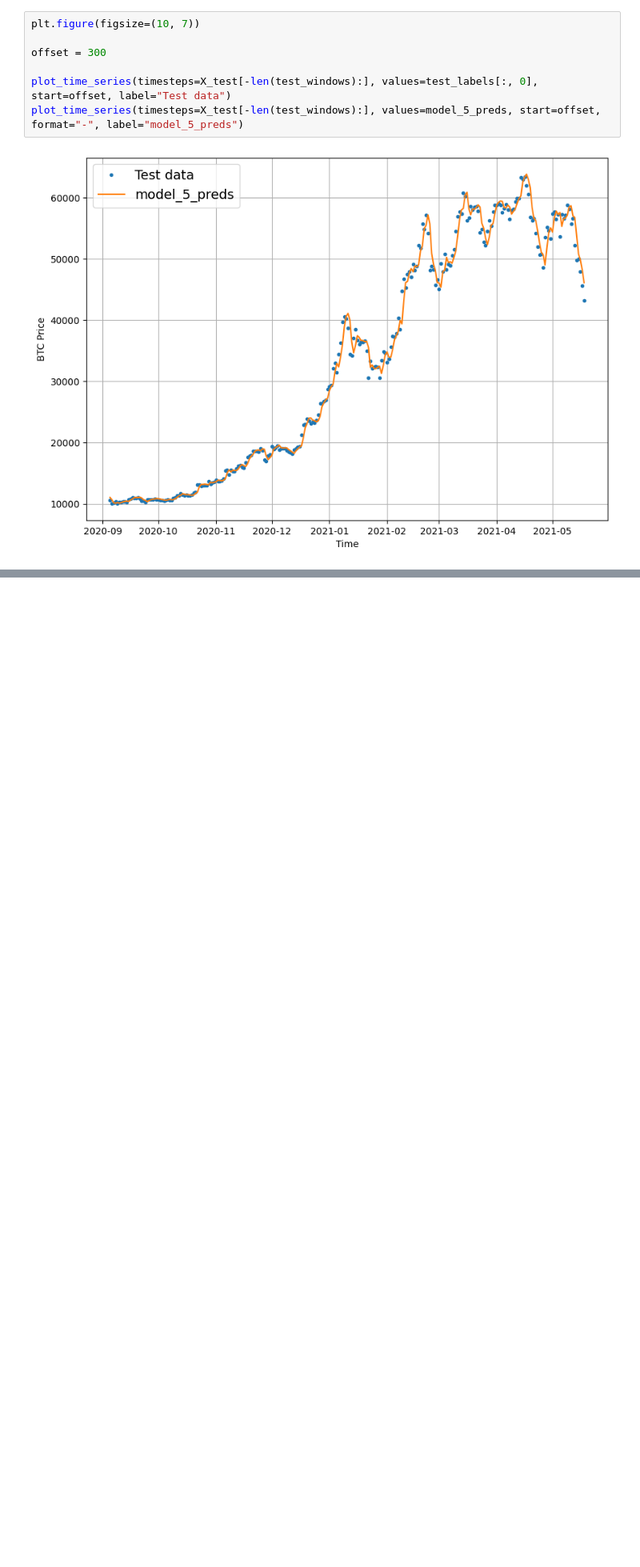
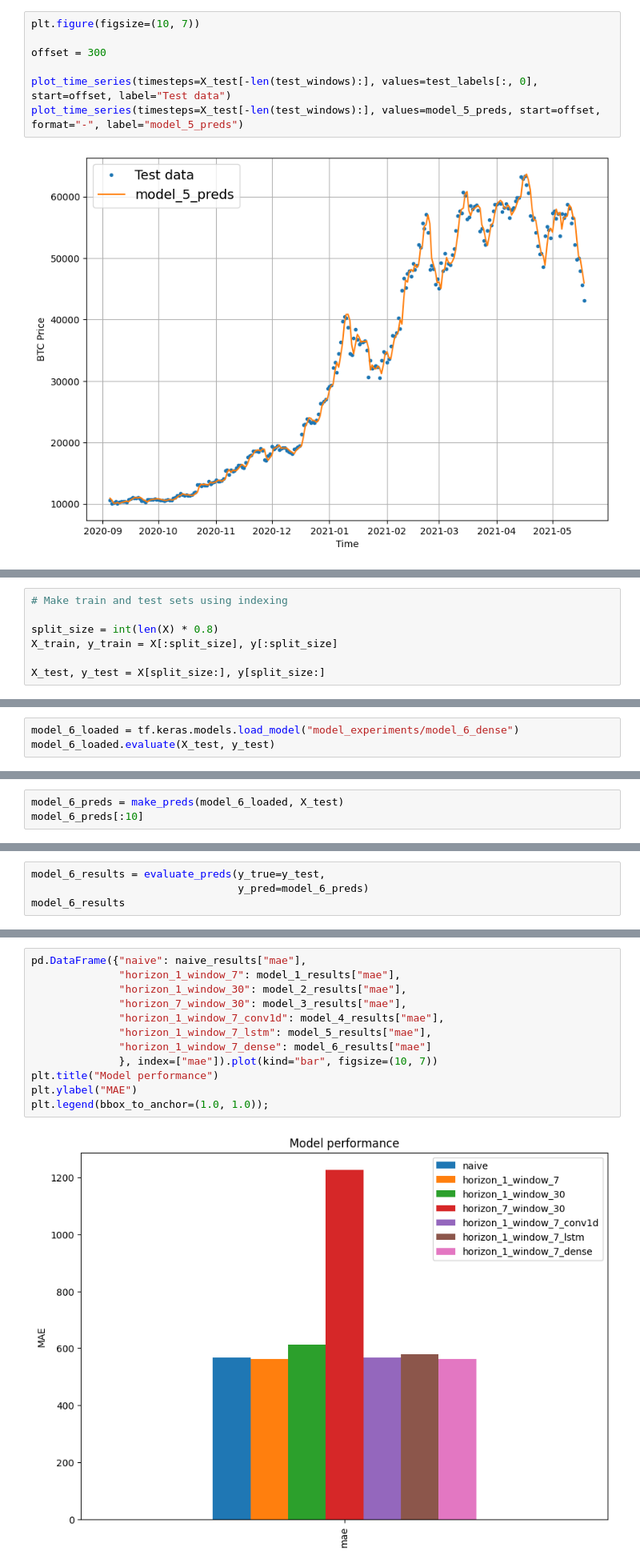
Before and after one commit to miller00315/ia_studies, a Jupyter notebook: time_series_forecasting_with_tensor_flow.ipynb, the cells around one changed output, grey strips where cells are left out. Shown at 80% size. Drawn from its saved outputs; the diff is of its cells as text; blank space fills up the shorter version.

```diff
--- a/time_series_forecasting_with_tensor_flow.ipynb
+++ b/time_series_forecasting_with_tensor_flow.ipynb
@@ -1238,0 +1400,7 @@ plt.legend(bbox_to_anchor=(1.0, 1.0));
+# %%
+# Make train and test sets using indexing
+
+split_size = int(len(X) * 0.8)
+X_train, y_train = X[:split_size], y[:split_size]
+
+X_test, y_test = X[split_size:], y[split_size:]
@@ -1238,0 +1476,3 @@ plt.legend(bbox_to_anchor=(1.0, 1.0));
+# %%
+model_6_loaded = tf.keras.models.load_model("model_experiments/model_6_dense")
+model_6_loaded.evaluate(X_test, y_test)
@@ -1238,0 +1482,3 @@ plt.legend(bbox_to_anchor=(1.0, 1.0));
+# %%
+model_6_preds = make_preds(model_6_loaded, X_test)
+model_6_preds[:10]
@@ -1238,0 +1490,4 @@ plt.legend(bbox_to_anchor=(1.0, 1.0));
+# %%
+model_6_results = evaluate_preds(y_true=y_test,
+                                 y_pred=model_6_preds)
+model_6_results
@@ -1238,0 +1500,14 @@ plt.legend(bbox_to_anchor=(1.0, 1.0));
+# %%
+pd.DataFrame({"naive": naive_results["mae"],
+              "horizon_1_window_7": model_1_results["mae"],
+              "horizon_1_window_30": model_2_results["mae"],
+              "horizon_7_window_30": model_3_results["mae"],
+              "horizon_1_window_7_conv1d": model_4_results["mae"],
+              "horizon_1_window_7_lstm": model_5_results["mae"],
+              "horizon_1_window_7_dense": model_6_results["mae"]
+              }, index=["mae"]).plot(kind="bar", figsize=(10, 7))
+plt.title("Model performance")
+plt.ylabel("MAE")
+plt.legend(bbox_to_anchor=(1.0, 1.0));
+# %% [output]
+[figure, added]
```
Also changed, not shown: parts of 90 cells of this notebook.
